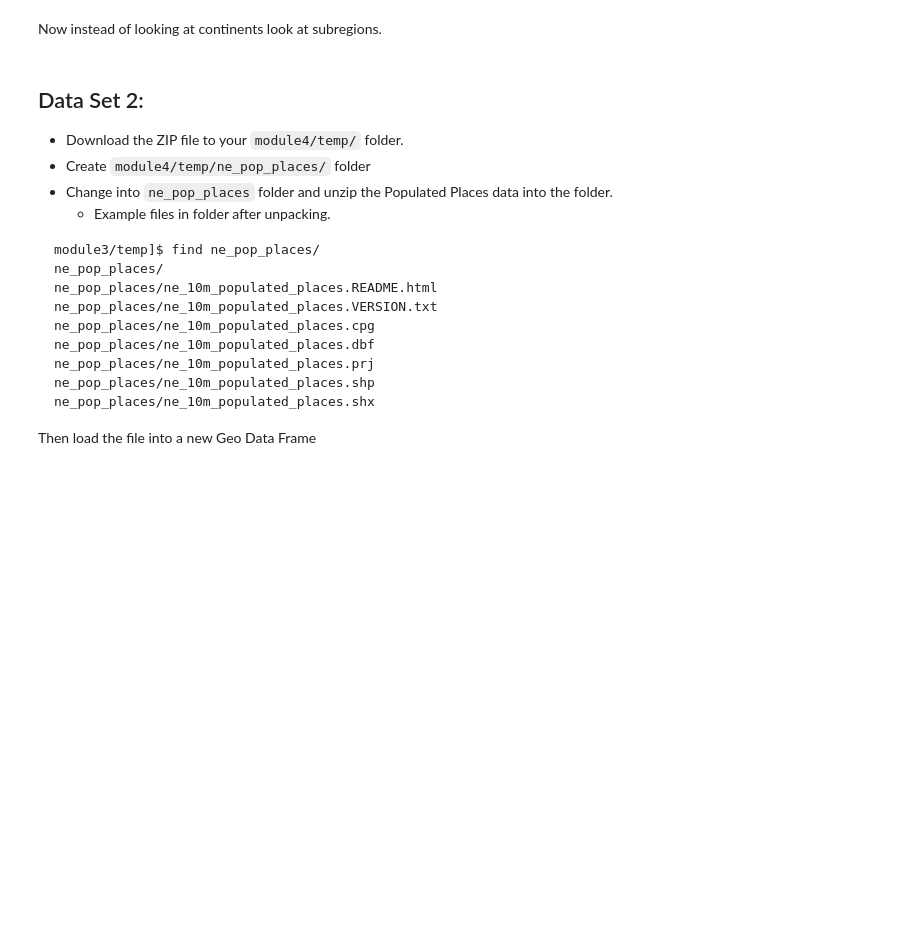
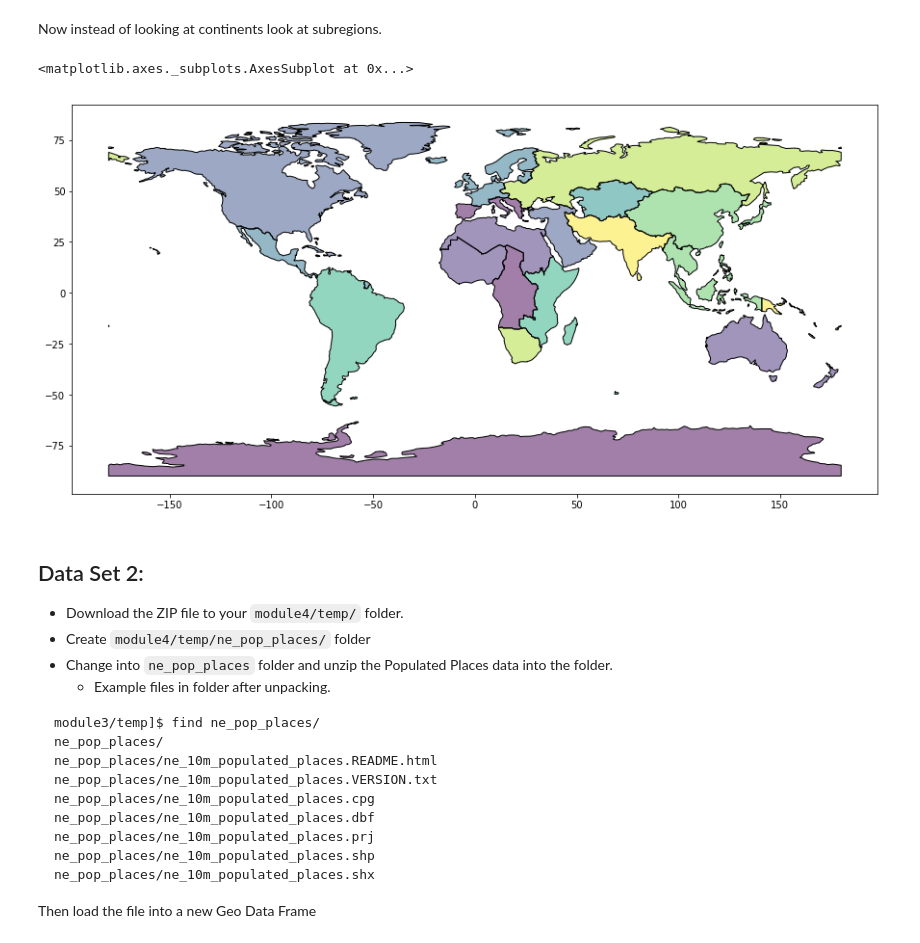
Before and after one commit to asouleymane/geospatial, a Jupyter notebook: module4/practices/manipulation.ipynb, the cells around one changed output. Cells and saved outputs as stored; diff of their text form; code cells hidden in the pictures; blank space fills up the shorter version.

```diff
--- a/module4/practices/manipulation.ipynb
+++ b/module4/practices/manipulation.ipynb
@@ -30,3 +40,31 @@ ne_admin_countries/ne_110m_admin_0_countries.shx
+# %%
+## M4:P1:Cell01
+# Add Your Code to Download the File
+# -----------------------------------------
+# Designate the URL for a file
+file_URL = 'http://www.naturalearthdata.com/http//www.naturalearthdata.com/download/110m/cultural/ne_110m_admin_0_countries.zip'
+
+# Designate the local filename
+local_file_name = 'ne_admin_countries.zip'
+
+# Designate the local file name with a path to a temp directory.
+     # Your Repo comes with this folder.  If not, use terminal and
+     # navigate to course folder > module3 and them : mkdir temp
+file_Path = Path('../temp/')
+file_Path /= local_file_name
+
+# Download the file from `url` and save it locally under `file_Path`:
+with urllib.request.urlopen(file_URL) as response,  file_Path.open(mode='w+b') as out_file:
+    shutil.copyfileobj(response, out_file)
+
+# unzip file
+to_unzip = ZipFile('../temp/ne_admin_countries.zip', 'r')
+unzipped = '..temp/ne_admin_countries_unzipped'
+to_unzip.extractall(unzipped)
+to_unzip.close()
+for file in os.listdir(unzipped):
+    if file.endswith(".shp"):
+        shape_file =  unzipped + '/' + file
 # %% [markdown]
 If all went well, you can load the file with the next cell.
 
@@ -36,7 +74,7 @@ If all went well, you can load the file with the next cell.
 # Add Your Code to load your data into a dataframe
 # ------------------------------------------------
 
-geodf =
+geodf = gpd.GeoDataFrame.from_file(shape_file)
 # %%
 ## M4:P1:Cell03
 # Add Your Code to Inspect the GeoDataFrame
@@ -96,7 +155,12 @@ Now instead of looking at continents look at subregions.
 # %%
 ## M4:P1:Cell05
 # Add Your Code to create a subregion dataframe and then plot it.
 # ---------------------------------------------------------------
+subregions = geodf.dissolve(by='SUBREGION')
+subregions.plot(figsize=(15,15))
+# %% [output]
+<matplotlib.axes._subplots.AxesSubplot at 0x...>
+[figure, added]
 # %% [markdown]
 ## Data Set 2:
  * Download the ZIP file to your `module4/temp/` folder.
```
Also changed, not shown: parts of 18 cells of this notebook, 7 other files.
